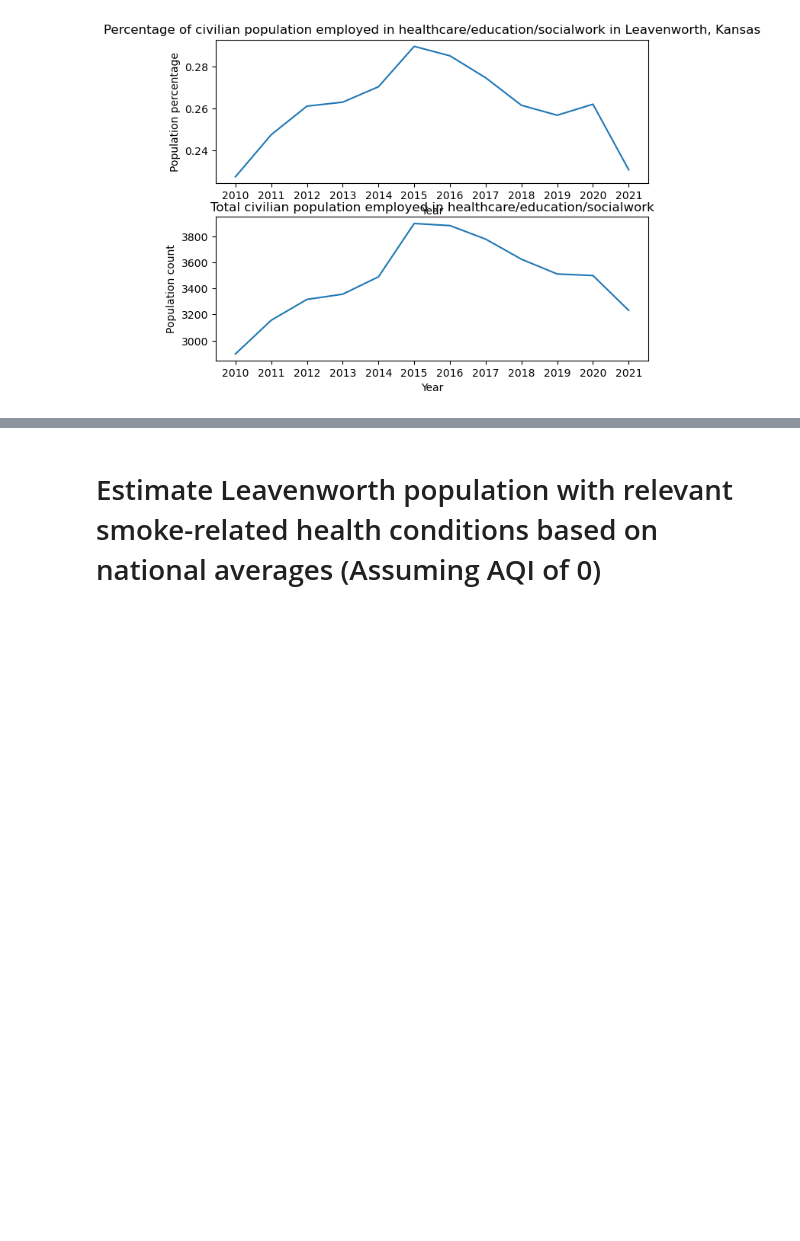
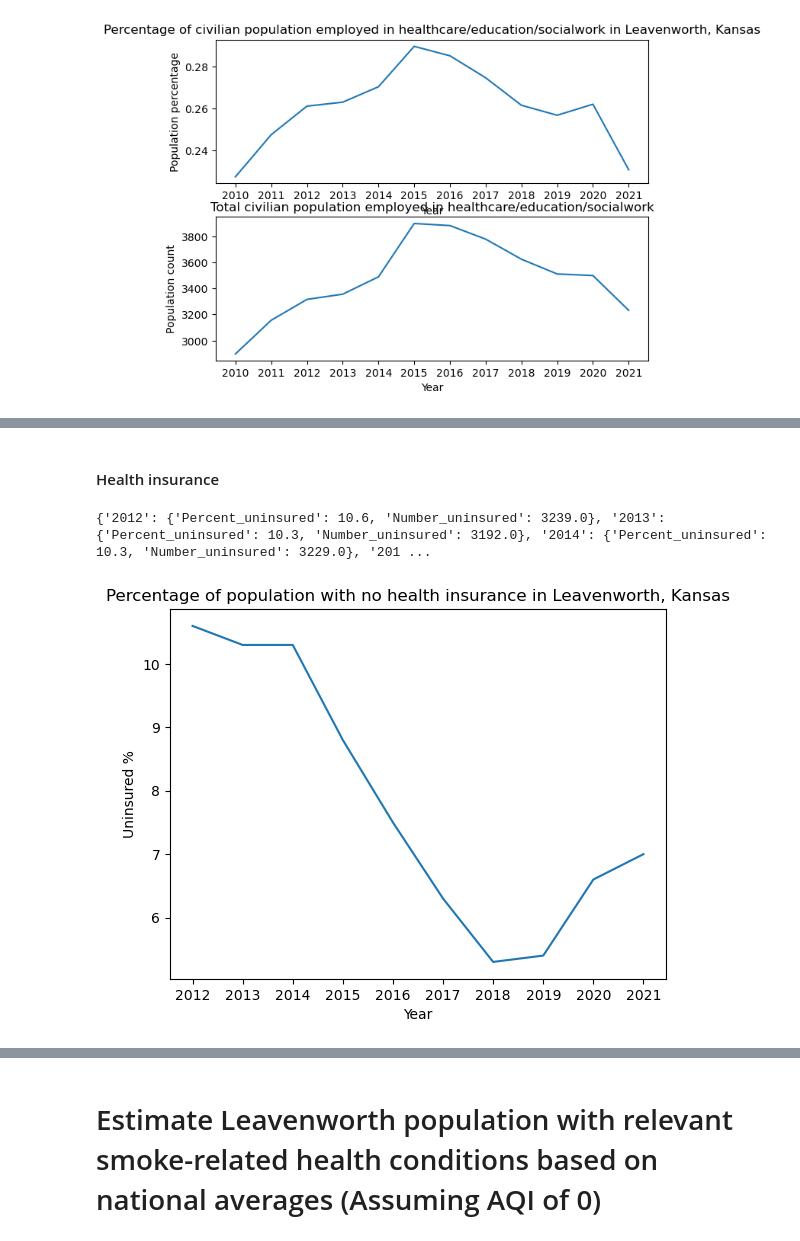
Before and after one commit to ZachBowyer/data-512-common_analysis, a Jupyter notebook: Src/Extended_Analysis.ipynb, the cells around one changed output, grey strips where cells are left out. Drawn from its saved outputs; the diff is of its cells as text; code cells hidden in the pictures; blank space fills up the shorter version.

```diff
--- a/Src/Extended_Analysis.ipynb
+++ b/Src/Extended_Analysis.ipynb
@@ -221,2 +269,21 @@ asd
+# %% [markdown]
+#### Health insurance
+# %%
+# Get information into format that is digestible by matplotlib
+PercentUninsured = []
+years2 = []
+for year in HealthInsuranceCoverageInfo.keys():
+    years2.append(year)
+    PercentUninsured.append(HealthInsuranceCoverageInfo[year]['Percent_uninsured'])
+
+# Create plot
+plt.plot(years2, PercentUninsured)
+plt.title("Percentage of population with no health insurance in Leavenworth, Kansas")
+plt.xlabel("Year")
+plt.ylabel("Uninsured %")
+print(HealthInsuranceCoverageInfo)
+# %% [output]
+{'2012': {'Percent_uninsured': 10.6, 'Number_uninsured': 3239.0}, '2013': {'Percent_uninsured': 10.3, 'Number_uninsured': 3192.0}, '2014': {'Percent_uninsured': 10.3, 'Number_uninsured': 3229.0}, '201 ...
+[figure, added]
 # %% [markdown]
 # Project leavenworth population to 2050
```
Also changed, not shown: parts of 19 cells of this notebook.
